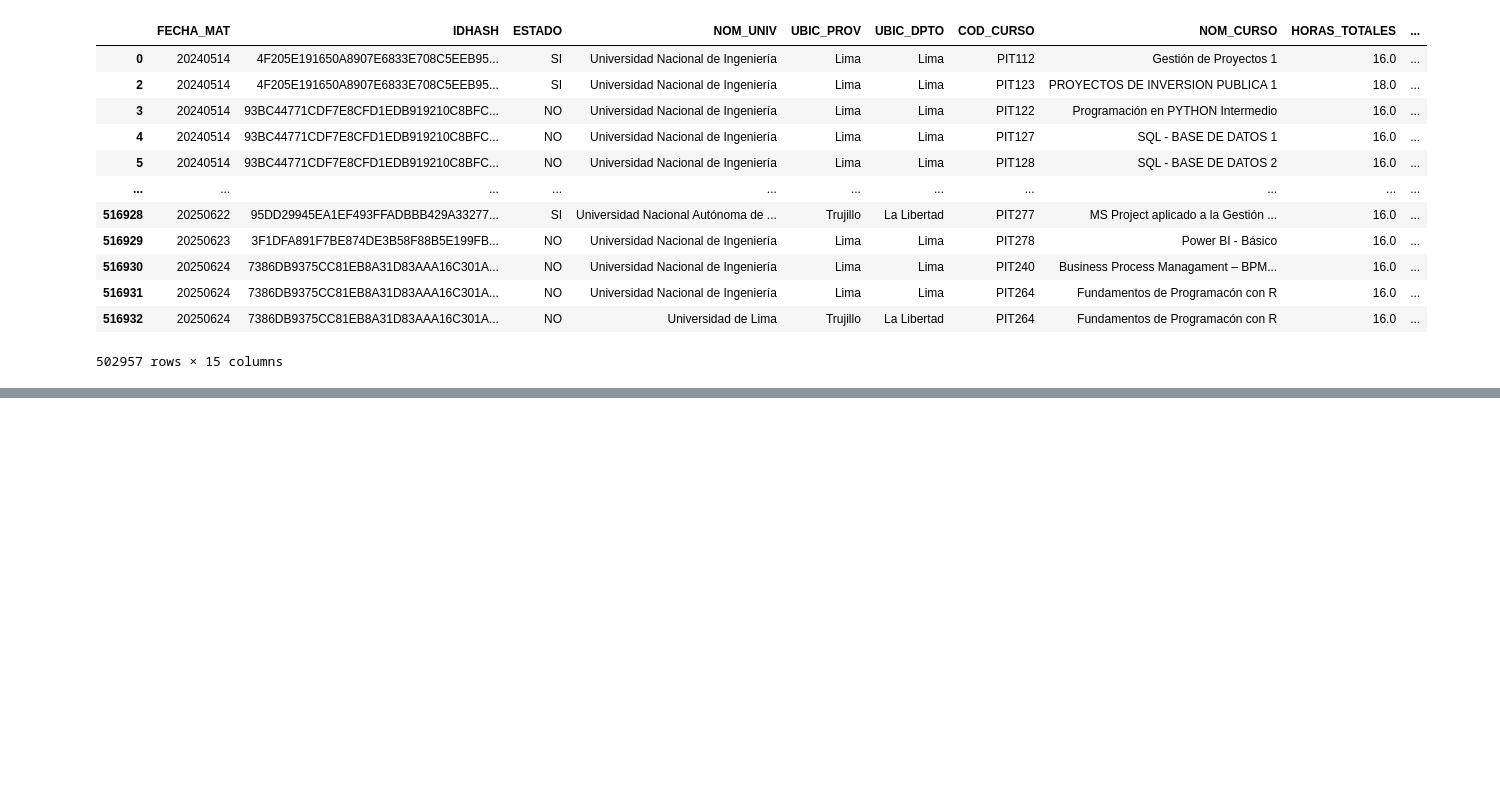
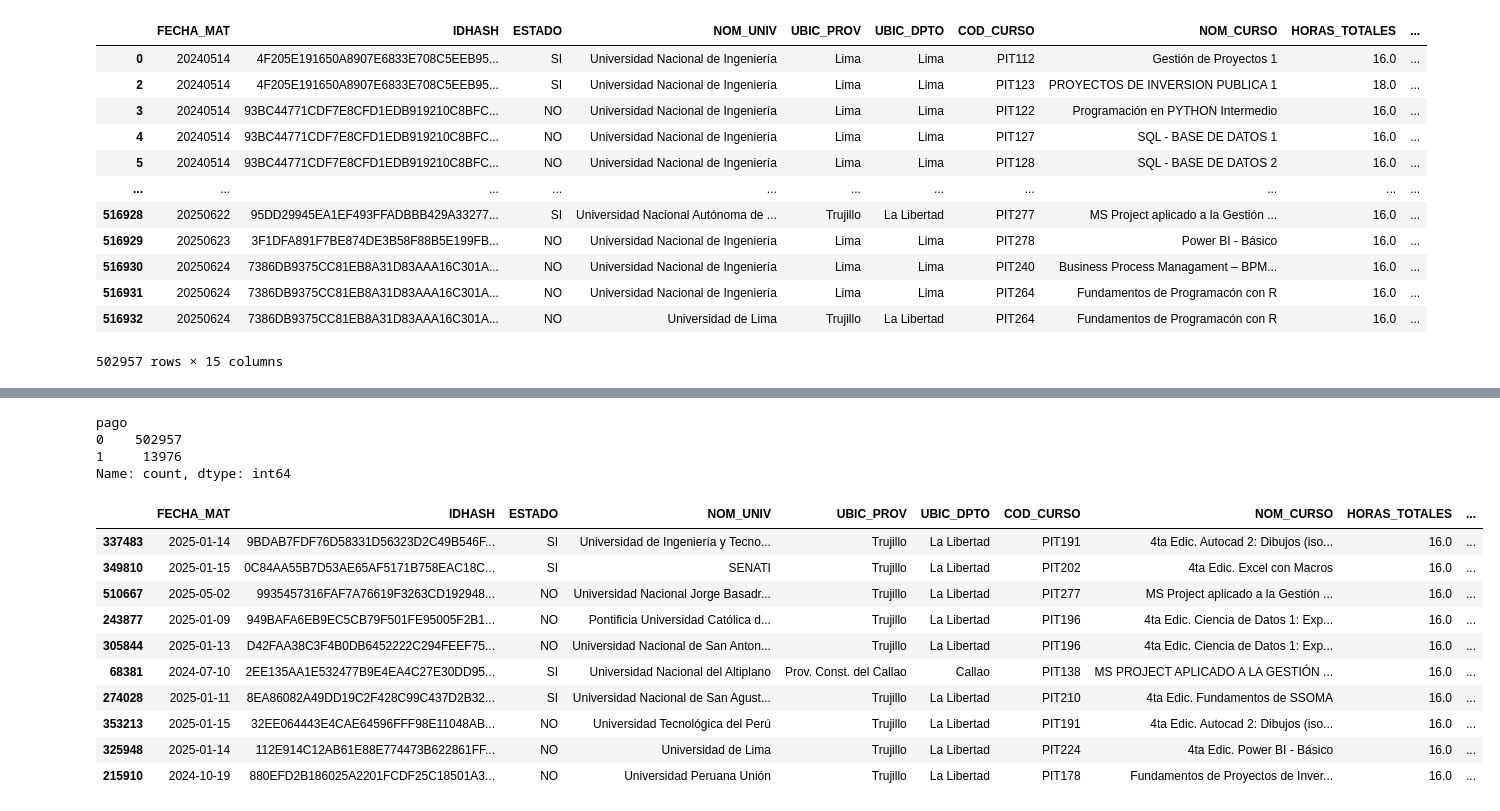
Before and after one commit to fernandoz123/learning-zoomcamp, a Jupyter notebook: 01-intro/hw07.ipynb, the cells around one changed output, grey strips where cells are left out. Cells and saved outputs as stored; diff of their text form; code cells hidden in the pictures; blank space fills up the shorter version.

```diff
--- a/01-intro/hw07.ipynb
+++ b/01-intro/hw07.ipynb
@@ -88,3 +88,6 @@ for col in list_dates:
         format='%Y%m%d',
         errors='coerce'
     )
+# %%
+#FILL missing values in 'TIPO_CERTIF' with NA
+df['TIPO_CERTIF'] = df['TIPO_CERTIF'].fillna('NA')
@@ -90,0 +105,7 @@ for col in list_dates:
+# %%
+df['pago'].value_counts()
+# %% [output]
+pago
+0    502957
+1     13976
+Name: count, dtype: int64
@@ -90,0 +144,14 @@ for col in list_dates:
+# %%
+df.sample(10)
+# %% [output]
+|  | FECHA_MAT | IDHASH | ESTADO | NOM_UNIV | UBIC_PROV | UBIC_DPTO | COD_CURSO | NOM_CURSO | HORAS_TOTALES | ... |
+| 337483 | 2025-01-14 | 9BDAB7FDF76D58331D56323D2C49B546F... | SI | Universidad de Ingeniería y Tecno... | Trujillo | La Libertad | PIT191 | 4ta Edic. Autocad 2: Dibujos (iso... | 16.0 | ... |
+| 349810 | 2025-01-15 | 0C84AA55B7D53AE65AF5171B758EAC18C... | SI | SENATI | Trujillo | La Libertad | PIT202 | 4ta Edic. Excel con Macros | 16.0 | ... |
+| 510667 | 2025-05-02 | 9935457316FAF7A76619F3263CD192948... | NO | Universidad Nacional Jorge Basadr... | Trujillo | La Libertad | PIT277 | MS Project aplicado a la Gestión ... | 16.0 | ... |
+| 243877 | 2025-01-09 | 949BAFA6EB9EC5CB79F501FE95005F2B1... | NO | Pontificia Universidad Católica d... | Trujillo | La Libertad | PIT196 | 4ta Edic. Ciencia de Datos 1: Exp... | 16.0 | ... |
+| 305844 | 2025-01-13 | D42FAA38C3F4B0DB6452222C294FEEF75... | NO | Universidad Nacional de San Anton... | Trujillo | La Libertad | PIT196 | 4ta Edic. Ciencia de Datos 1: Exp... | 16.0 | ... |
+| 68381 | 2024-07-10 | 2EE135AA1E532477B9E4EA4C27E30DD95... | SI | Universidad Nacional del Altiplano | Prov. Const. del Callao | Callao | PIT138 | MS PROJECT APLICADO A LA GESTIÓN ... | 16.0 | ... |
+| 274028 | 2025-01-11 | 8EA86082A49DD19C2F428C99C437D2B32... | SI | Universidad Nacional de San Agust... | Trujillo | La Libertad | PIT210 | 4ta Edic. Fundamentos de SSOMA | 16.0 | ... |
+| 353213 | 2025-01-15 | 32EE064443E4CAE64596FFF98E11048AB... | NO | Universidad Tecnológica del Perú | Trujillo | La Libertad | PIT191 | 4ta Edic. Autocad 2: Dibujos (iso... | 16.0 | ... |
+| 325948 | 2025-01-14 | 112E914C12AB61E88E774473B622861FF... | NO | Universidad de Lima | Trujillo | La Libertad | PIT224 | 4ta Edic. Power BI - Básico | 16.0 | ... |
+| 215910 | 2024-10-19 | 880EFD2B186025A2201FCDF25C18501A3... | NO | Universidad Peruana Unión | Trujillo | La Libertad | PIT178 | Fundamentos de Proyectos de Inver... | 16.0 | ... |
```
Also changed, not shown: parts of 9 cells of this notebook, 1 other file.
